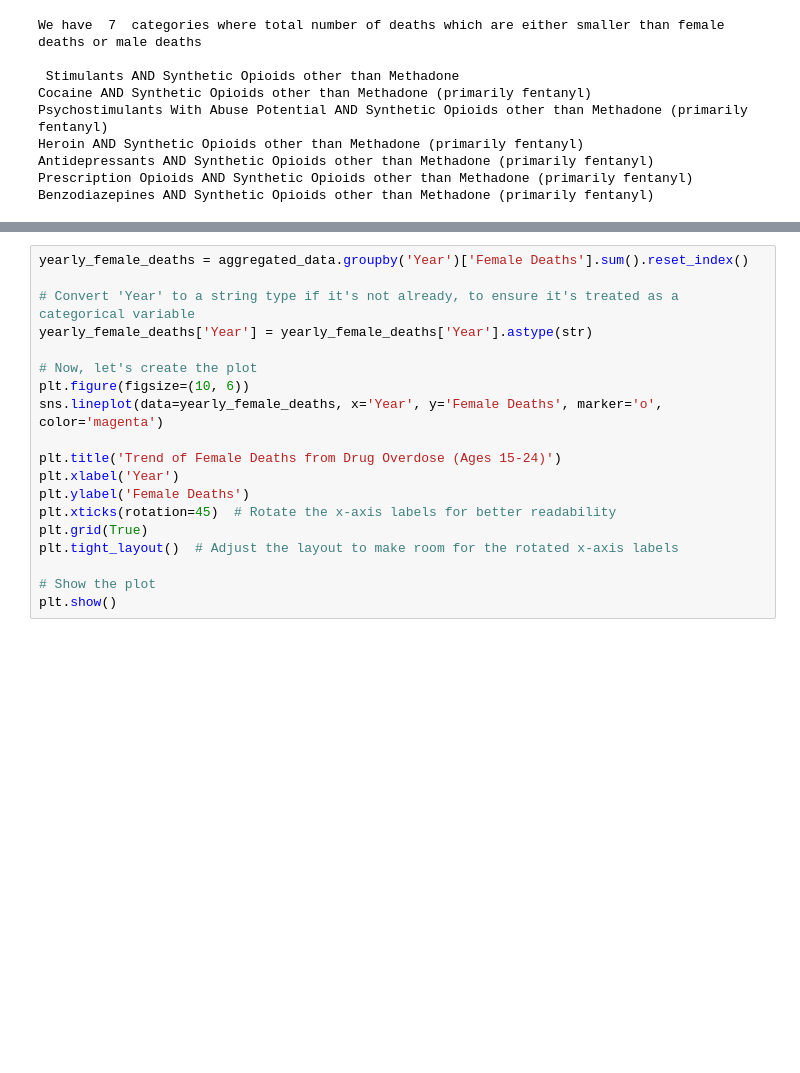
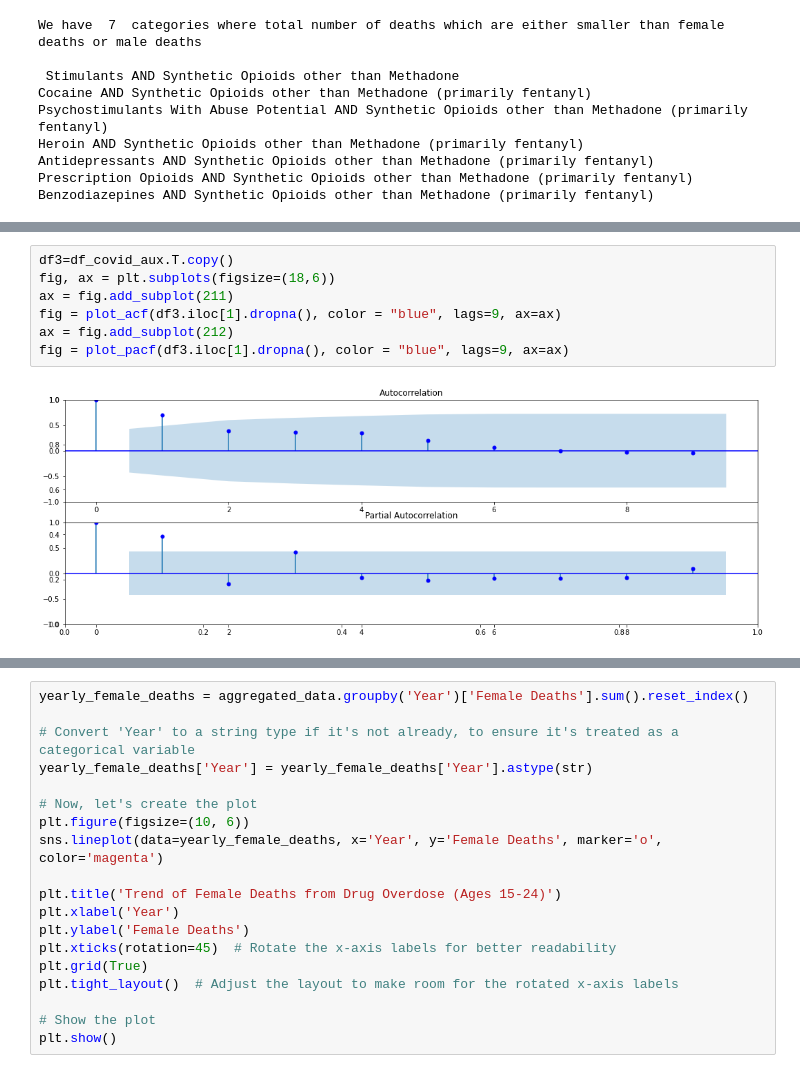
Before and after one commit to alexandra10zam/DataMadness, a Jupyter notebook: Data-madness.ipynb, the cells around one changed output, grey strips where cells are left out. Saved outputs shown, nothing was run; the diff lists cells and outputs as text; blank space fills up the shorter version.

```diff
--- a/Data-madness.ipynb
+++ b/Data-madness.ipynb
@@ -960,0 +439,9 @@ plt.show()
+# %%
+df3=df_covid_aux.T.copy()
+fig, ax = plt.subplots(figsize=(18,6))
+ax = fig.add_subplot(211)
+fig = plot_acf(df3.iloc[1].dropna(), color = "blue", lags=9, ax=ax)
+ax = fig.add_subplot(212)
+fig = plot_pacf(df3.iloc[1].dropna(), color = "blue", lags=9, ax=ax)
+# %% [output]
+[figure, added]
```
Also changed, not shown: parts of 140 cells of this notebook, 2 other files.
